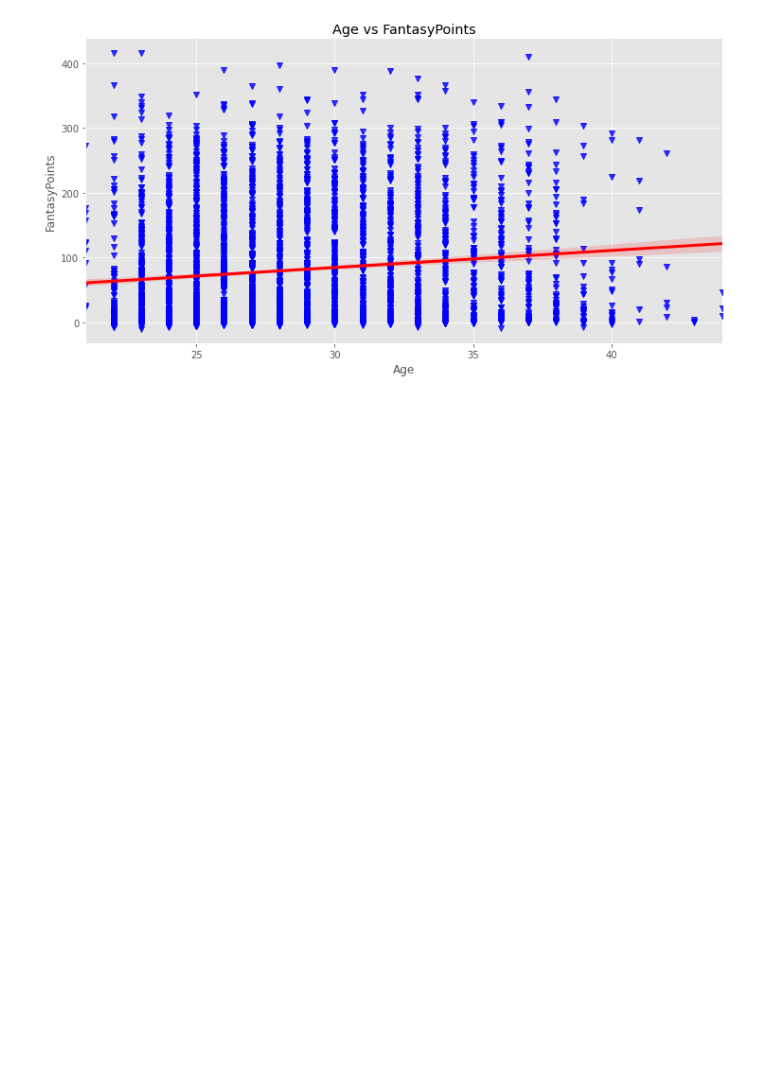
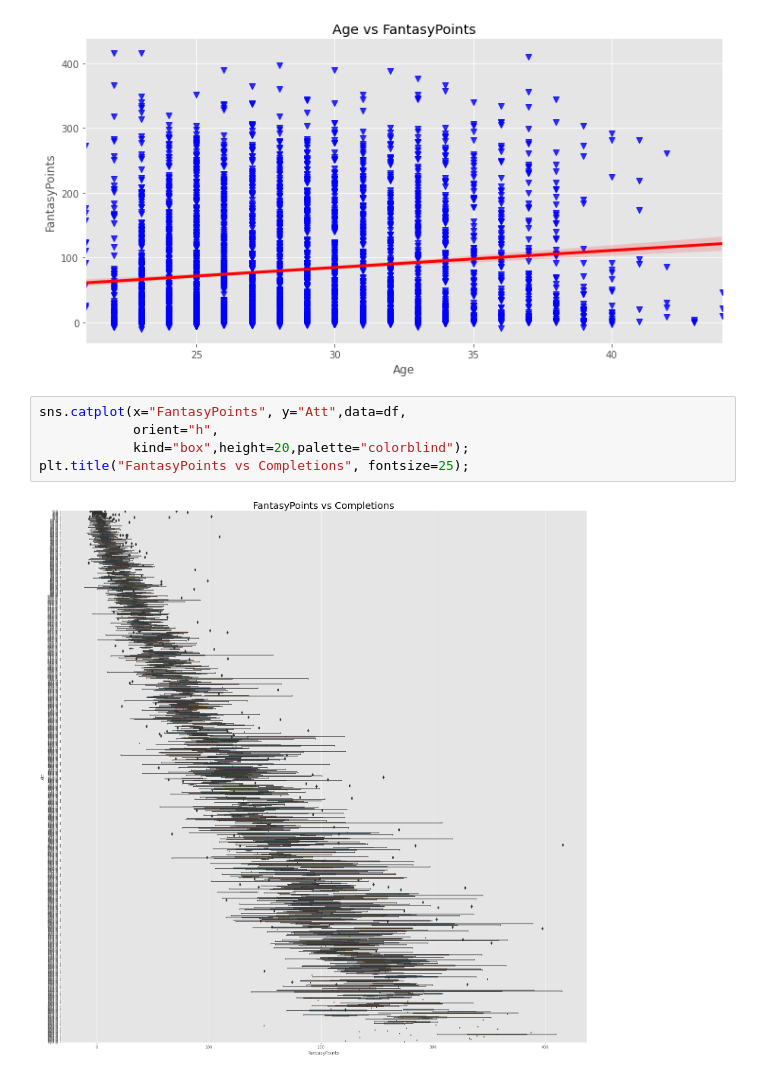
Before and after one commit to akashkumar1287/FantasyFootball, a Jupyter notebook: Positional Compiled Data/QB.ipynb, the cells around one changed output. Cells and saved outputs as stored; diff of their text form; blank space fills up the shorter version.

```diff
--- a/Positional Compiled Data/QB.ipynb
+++ b/Positional Compiled Data/QB.ipynb
@@ -170,3 +170,10 @@ sns.lmplot(x="Age", y="FantasyPoints",data=df,markers="v",
 plt.title("Age vs FantasyPoints");
 # %% [output]
 [figure]
+# %%
+sns.catplot(x="FantasyPoints", y="Att",data=df,
+            orient="h",
+            kind="box",height=20,palette="colorblind");
+plt.title("FantasyPoints vs Completions", fontsize=25);
+# %% [output]
+[figure, added]
```
Also changed, not shown: parts of 2 cells of this notebook.
